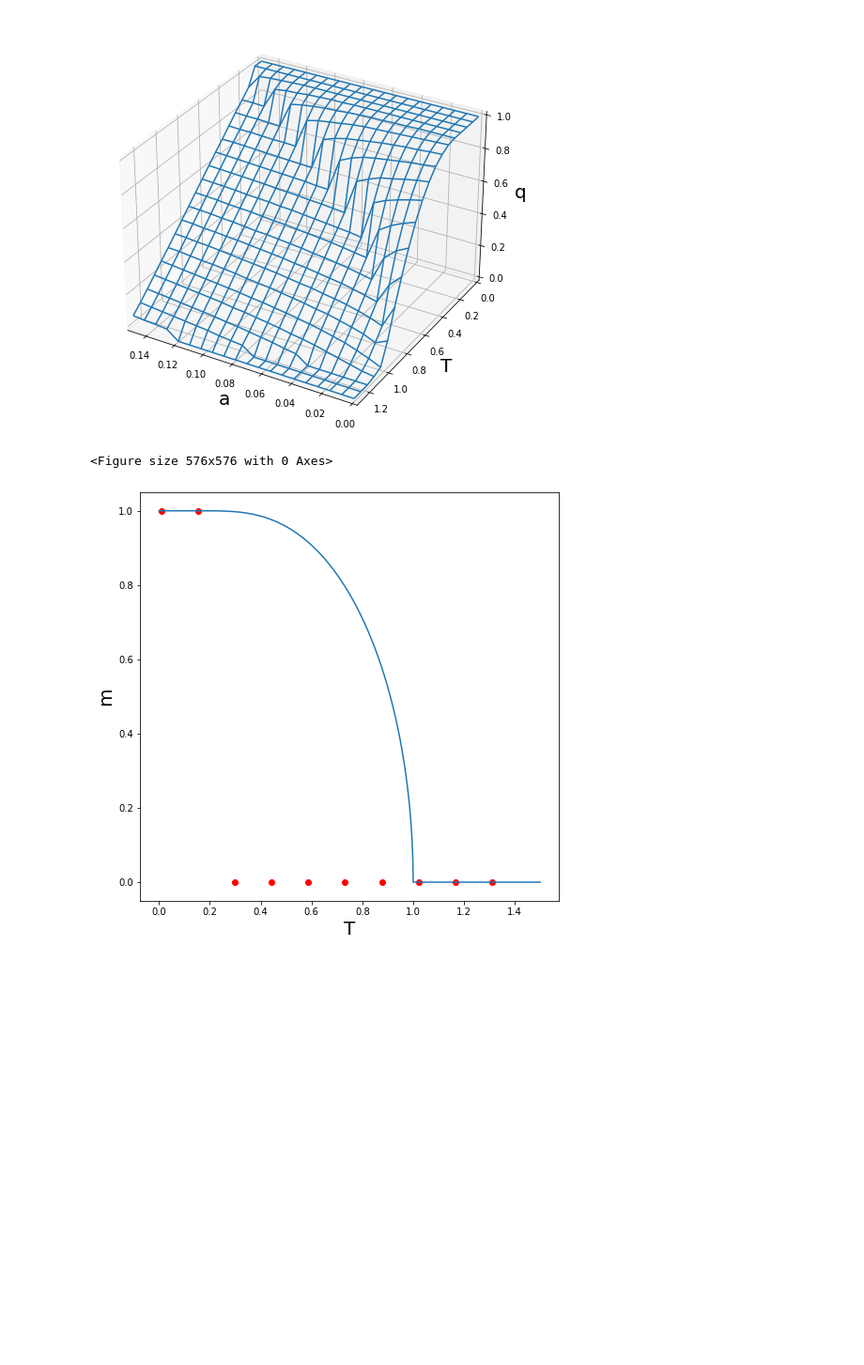
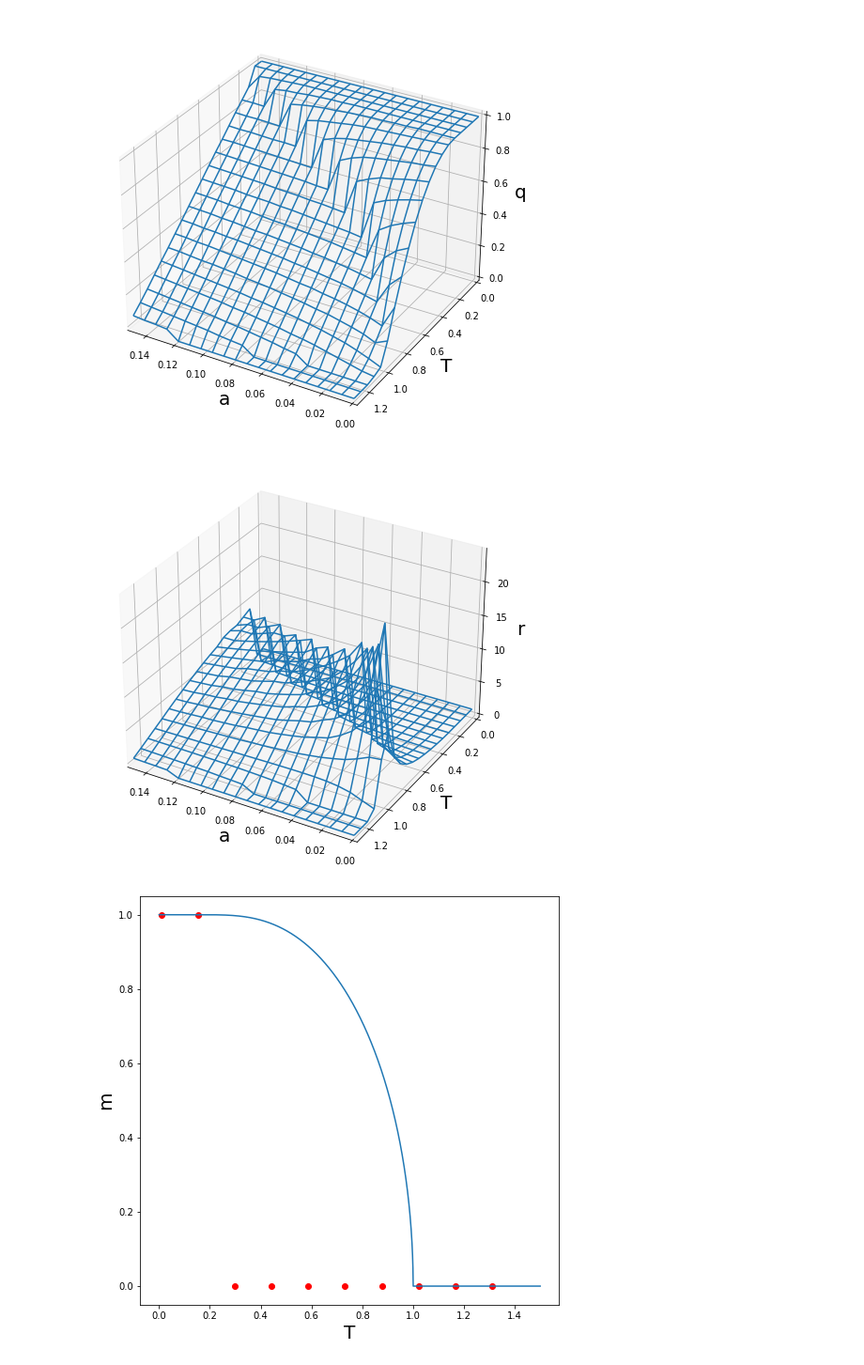
Before and after one commit to yamoyamoto/jupyter, a Jupyter notebook: fp_model/PhaseDiagram.ipynb, the cells around one changed output. Shown at 94% size. Drawn from its saved outputs; the diff is of its cells as text; code cells hidden in the pictures; blank space fills up the shorter version.

```diff
--- a/fp_model/PhaseDiagram.ipynb
+++ b/fp_model/PhaseDiagram.ipynb
@@ -226,50 +226,60 @@ def plot_phase_diagram(filename):
     ax_2.set_xlim(0.15, 0)
     ax_2.set_ylim(1.3, 0)
 
+
+    fig = plt.figure(figsize = (8, 8))
+
+    ax_3 = fig.add_subplot(111, projection='3d')
+    ax_3.set_xlabel("a", size = 20)
+    ax_3.set_ylabel("T", size = 20)
+    ax_3.set_zlabel("r", size = 20)
+    ax_3.set_xlim(0.15, 0)
+    ax_3.set_ylim(1.3, 0)
+
     # グラフ
-    fig = plt.figure(figsize = (8, 8))
-#     ax = fig.add_subplot(111)
-
-#     ax.set_xlabel("α", size = 20)
-#     ax.set_ylabel("T", size = 20)
 
     original_solve = np.loadtxt(filename, delimiter=",")
     original_a = original_solve[:, 0]
     original_t = original_solve[:, 1]
     original_m = original_solve[:, 2]
     original_q = original_solve[:, 3]
+    original_r = np.array([])
+    for i in range(len(original_q)):
+        original_r = np.append(original_r, func_r(original_q[i], 1/original_t[i]))
 
     n = 20
     original_a_2d = np.array(np.array_split(original_a, n))
     original_t_2d = np.array(np.array_split(original_t, n))
     original_m_2d = np.array(np.array_split(original_m, n))
     original_q_2d = np.array(np.array_split(original_q, n))
+    original_r_2d = np.array(np.array_split(original_r, n))
 
     # 3Dグラフ
     # plot_surfaceで曲面
     # plot_wireframeでワイヤーフレーム
     ax_1.plot_wireframe(original_a_2d, original_t_2d, original_m_2d)
     ax_2.plot_wireframe(original_a_2d, original_t_2d, original_q_2d)
+    ax_3.plot_wireframe(original_a_2d, original_t_2d, original_r_2d)
 
 
 #     for i in range(len(original_a)):
 #         color = "red"
 #         if original_m[i] > 0.15 and original_q[i] > 0.15:
 #             color = "blue"
 #         elif original_q[i] > 0.05:
 #             color = "green"
 #         ax.scatter(original_a[i], original_t[i], color=color)
 
     plt.show()
 
 
 
 
 plot_phase_diagram("solved.csv")
 # %% [output]
 [figure]
 [figure]
-<Figure size 576x576 with 0 Axes>
+[figure, added]
 # %%
 # α=0に絞って、パラメーターを調整する
 
```
Also changed, not shown: 9 other files.
